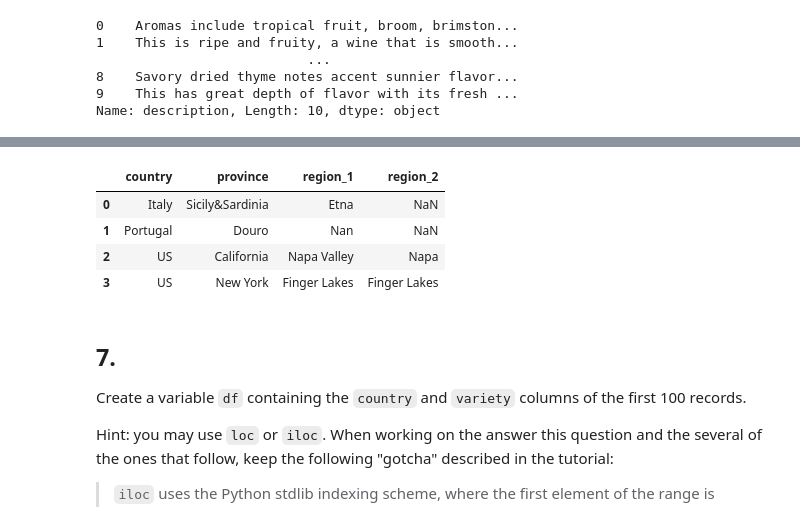
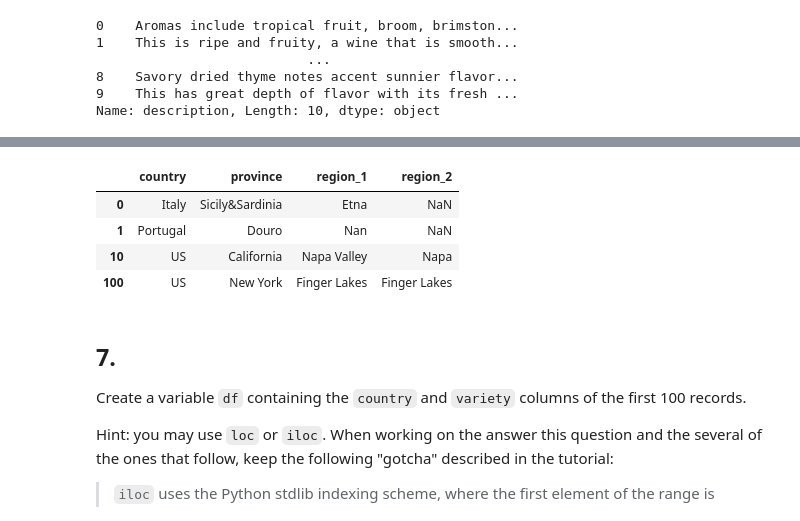
Before and after one commit to Lenmbugua/Kaggle-Exercices, a Jupyter notebook: exercise-indexing-selecting-assigning.ipynb, the cells around one changed output, grey strips where cells are left out. Cells and saved outputs as stored; diff of their text form; code cells hidden in the pictures.

Commit message:
Kaggle Notebook | Exercise: Indexing, Selecting & Assigning | Version 8

```diff
--- a/exercise-indexing-selecting-assigning.ipynb
+++ b/exercise-indexing-selecting-assigning.ipynb
@@ -136,21 +136,21 @@ Create a variable `df` containing the `country`, `province`, `region_1`, and `re
 # %%
 import pandas as pd
 df = pd.DataFrame({
     'country': ['Italy','Portugal','US','US'],
     'province': ['Sicily&Sardinia','Douro','California','New York'],
     'region_1': ['Etna','Nan','Napa Valley','Finger Lakes'],
     'region_2': ['NaN','NaN','Napa','Finger Lakes']
-})
-index_labels = [0,1,10,100]
+},index=[0,1,10,100])
+
 # Check your answer
 
 df
 # %% [output]
 |  | country | province | region_1 | region_2 |
 | 0 | Italy | Sicily&Sardinia | Etna | NaN |
 | 1 | Portugal | Douro | Nan | NaN |
-| 2 | US | California | Napa Valley | Napa |
-| 3 | US | New York | Finger Lakes | Finger Lakes |
+| 10 | US | California | Napa Valley | Napa |
+| 100 | US | New York | Finger Lakes | Finger Lakes |
 # %%
 #q6.hint()
 #q6.solution()
```
